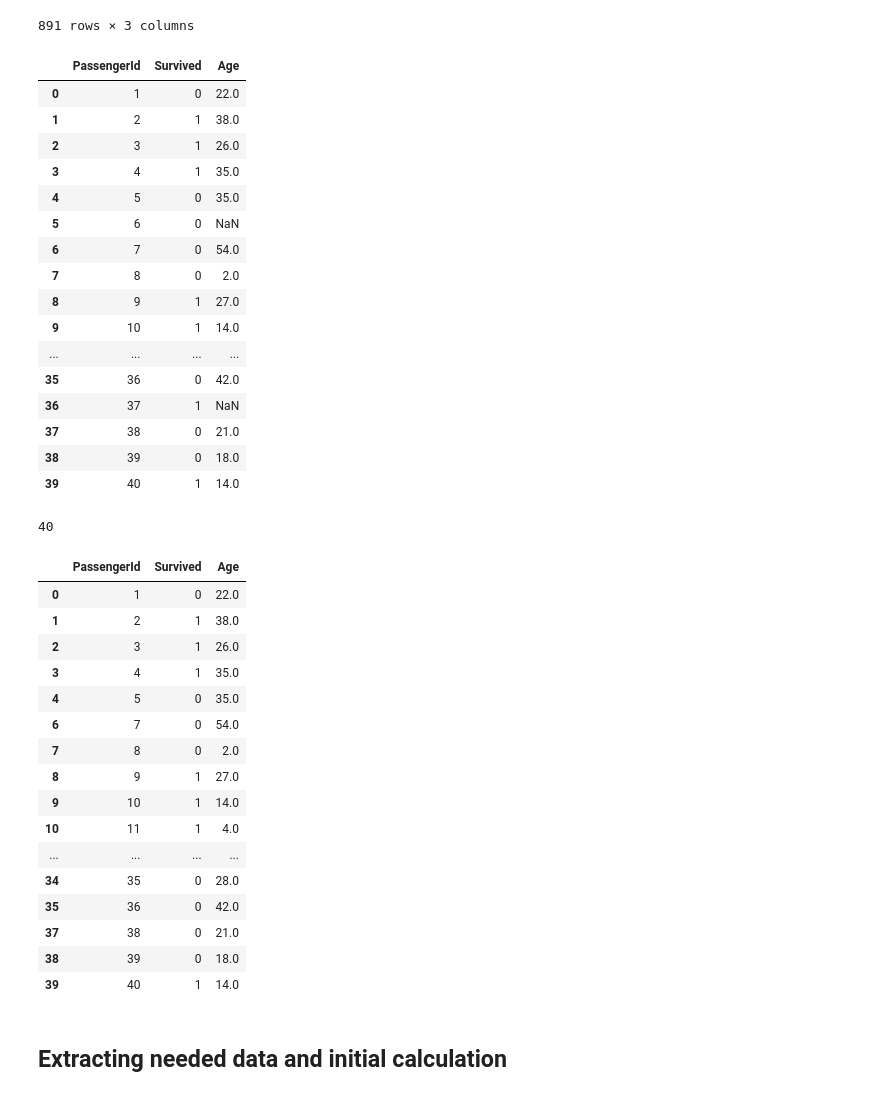
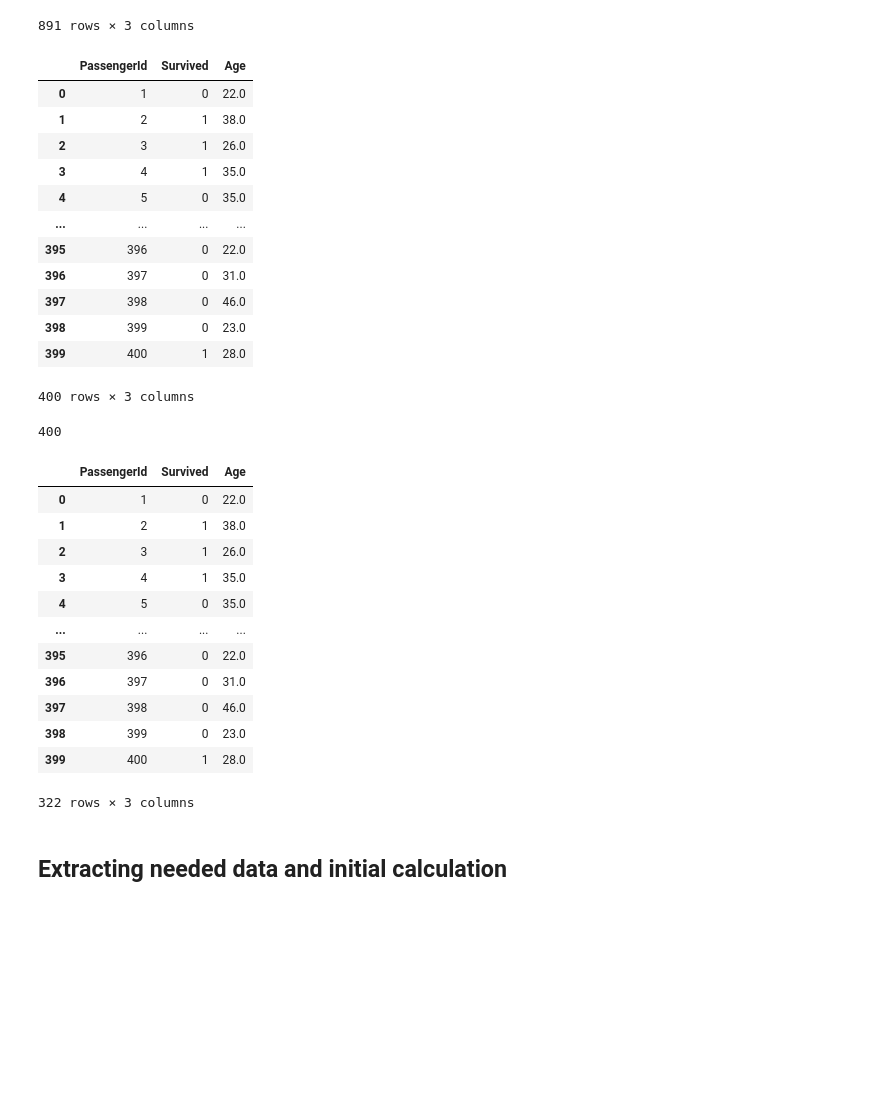
Before and after one commit to Dotwhebics/AI_Taskphase, a Jupyter notebook: Week 1/LogisticRegression.ipynb, the cells around one changed output. Cells and saved outputs as stored; diff of their text form; code cells hidden in the pictures; blank space fills up the shorter version.

```diff
--- a/Week 1/LogisticRegression.ipynb
+++ b/Week 1/LogisticRegression.ipynb
@@ -40,31 +40,27 @@ df
 | 890 | 891 | 0 | 32.0 |
 891 rows × 3 columns
 # %%
-df = df.head(40)  # taking the first 40 entries for regression
+df = df.head(400)  # taking the first 400 entries for regression
 df
 # %% [output]
 |  | PassengerId | Survived | Age |
 | 0 | 1 | 0 | 22.0 |
 | 1 | 2 | 1 | 38.0 |
 | 2 | 3 | 1 | 26.0 |
 | 3 | 4 | 1 | 35.0 |
 | 4 | 5 | 0 | 35.0 |
-| 5 | 6 | 0 | NaN |
-| 6 | 7 | 0 | 54.0 |
-| 7 | 8 | 0 | 2.0 |
-| 8 | 9 | 1 | 27.0 |
-| 9 | 10 | 1 | 14.0 |
 | ... | ... | ... | ... |
-| 35 | 36 | 0 | 42.0 |
-| 36 | 37 | 1 | NaN |
-| 37 | 38 | 0 | 21.0 |
-| 38 | 39 | 0 | 18.0 |
-| 39 | 40 | 1 | 14.0 |
+| 395 | 396 | 0 | 22.0 |
+| 396 | 397 | 0 | 31.0 |
+| 397 | 398 | 0 | 46.0 |
+| 398 | 399 | 0 | 23.0 |
+| 399 | 400 | 1 | 28.0 |
+400 rows × 3 columns
 # %%
 length = len(df.index)
 length
 # %% [output]
-40
+400
 # %%
 df = df.dropna()  # removing NaN values
 df
@@ -75,17 +71,13 @@ df
 | 2 | 3 | 1 | 26.0 |
 | 3 | 4 | 1 | 35.0 |
 | 4 | 5 | 0 | 35.0 |
-| 6 | 7 | 0 | 54.0 |
-| 7 | 8 | 0 | 2.0 |
-| 8 | 9 | 1 | 27.0 |
-| 9 | 10 | 1 | 14.0 |
-| 10 | 11 | 1 | 4.0 |
 | ... | ... | ... | ... |
-| 34 | 35 | 0 | 28.0 |
-| 35 | 36 | 0 | 42.0 |
-| 37 | 38 | 0 | 21.0 |
-| 38 | 39 | 0 | 18.0 |
-| 39 | 40 | 1 | 14.0 |
+| 395 | 396 | 0 | 22.0 |
+| 396 | 397 | 0 | 31.0 |
+| 397 | 398 | 0 | 46.0 |
+| 398 | 399 | 0 | 23.0 |
+| 399 | 400 | 1 | 28.0 |
+322 rows × 3 columns
 # %% [markdown]
 ## Extracting needed data and initial calculation
 # %%
```
Also changed, not shown: parts of 11 cells of this notebook.
